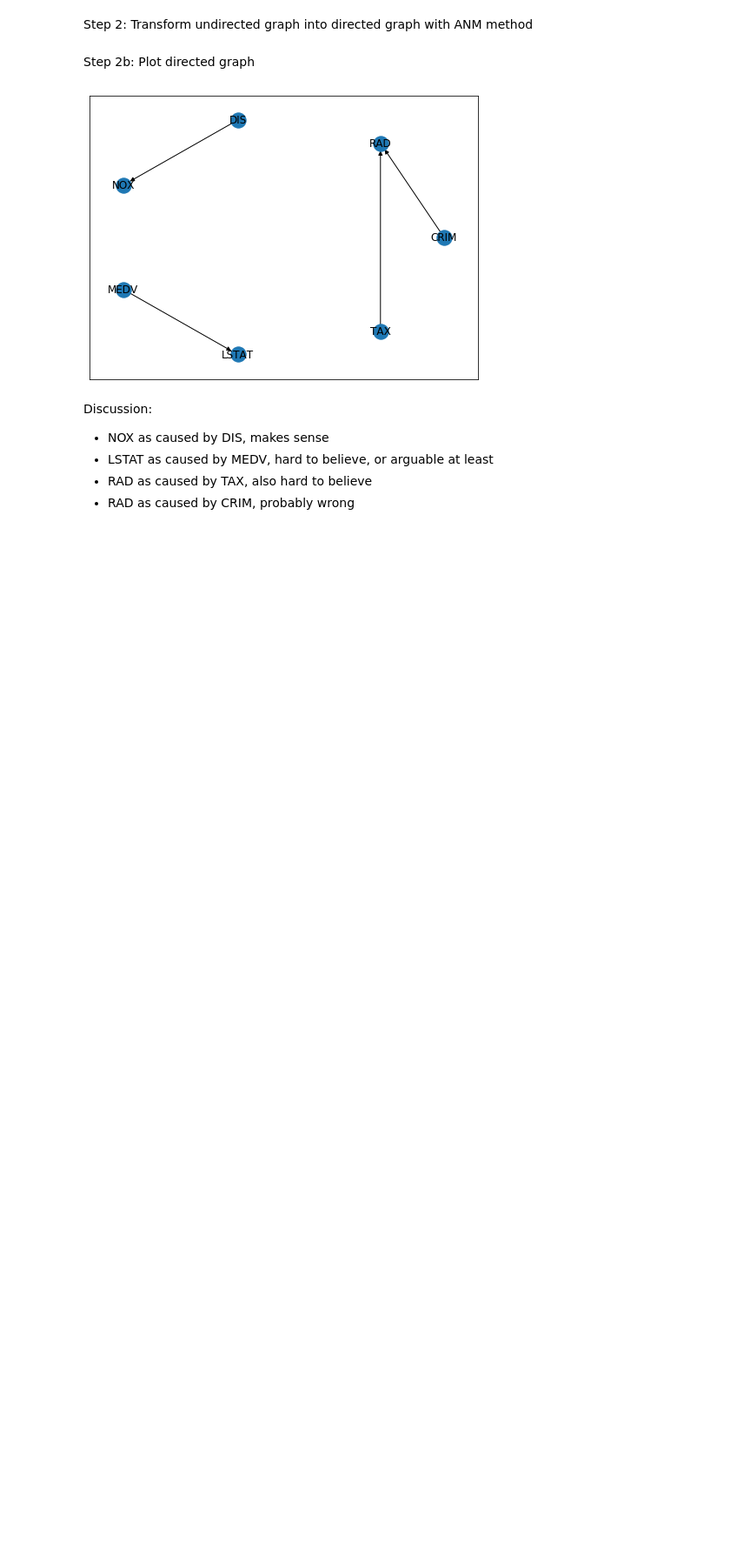
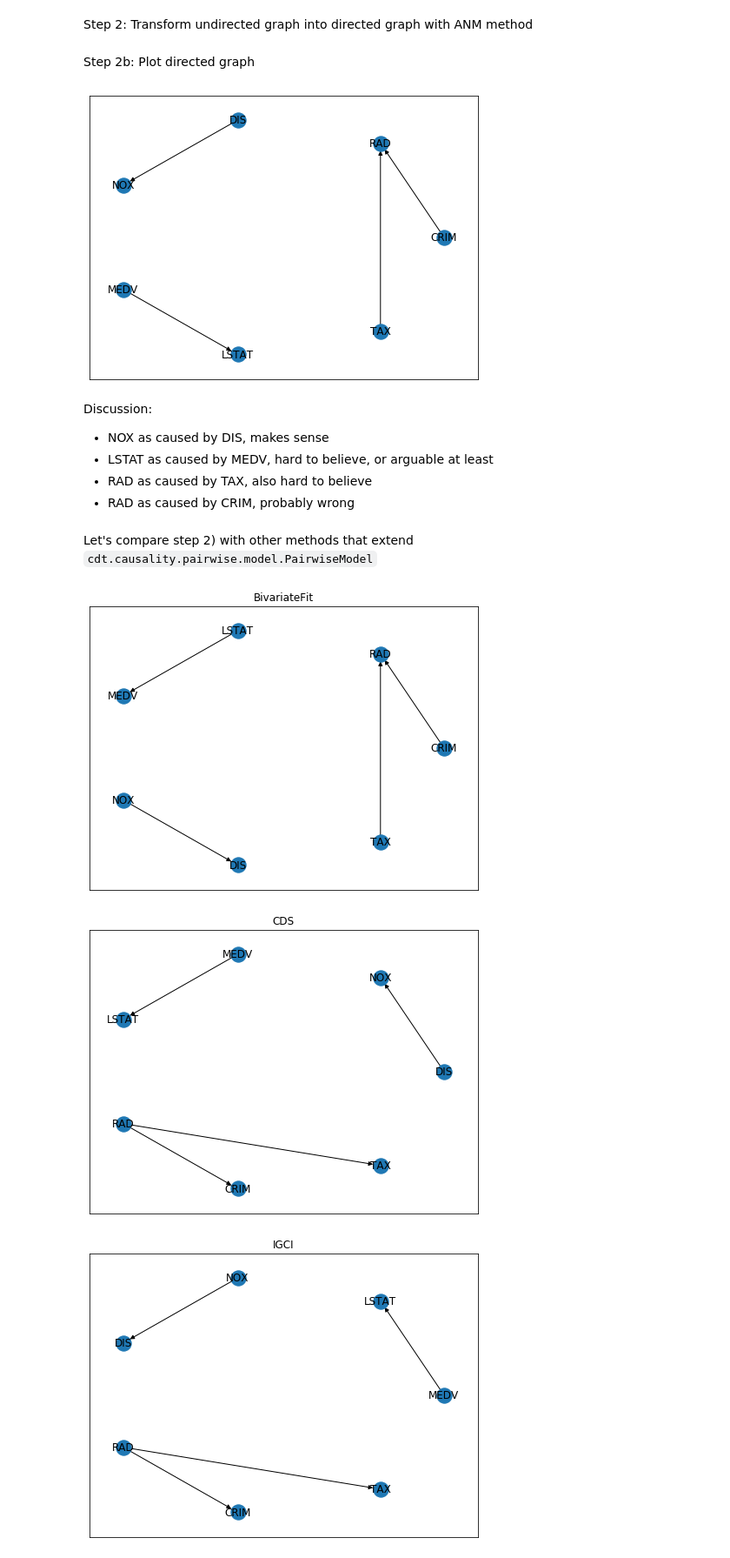
Before and after one commit to muoten/causal-discovery-playground, a Jupyter notebook: boston_dataset_causal_inference_playground.ipynb, the cells around one changed output. Shown: that part at 87% size. Drawn from its saved outputs; the diff is of its cells as text; code cells hidden in the pictures; blank space fills up the shorter version.

Commit message:
Update cdt boston dataset experiment with 4 more pairwise models

```diff
--- a/boston_dataset_causal_inference_playground.ipynb
+++ b/boston_dataset_causal_inference_playground.ipynb
@@ -81,3 +81,25 @@ Discussion:
 - LSTAT as caused by MEDV, hard to believe, or arguable at least
 - RAD as caused by TAX, also hard to believe
 - RAD as caused by CRIM, probably wrong
+# %% [markdown]
+Let's compare step 2) with other methods that extend `cdt.causality.pairwise.model.PairwiseModel`
+# %%
+from cdt.causality.pairwise import *
+def test_pairwise_model(mymodel):
+    obj = mymodel()
+    graph = obj.orient_graph(df_features.join(df_target), nx.DiGraph(ugraph))
+    sorted_graph = nx.DiGraph()
+    sorted_graph.add_edges_from(sorted(graph.edges()))
+    pos = nx.drawing.layout.circular_layout(sorted_graph)
+
+    plt.figure(0,figsize=(8,6))
+    nx.draw_networkx(sorted_graph,pos)
+    plt.title(mymodel.__name__)
+    plt.show()
+
+for mymodel in [BivariateFit, CDS, IGCI, RECI]:
+    test_pairwise_model(mymodel)
+# %% [output]
+[figure, added]
+[figure, added]
+[figure, added]
```
Also changed, not shown: parts of 1 cell of this notebook.
